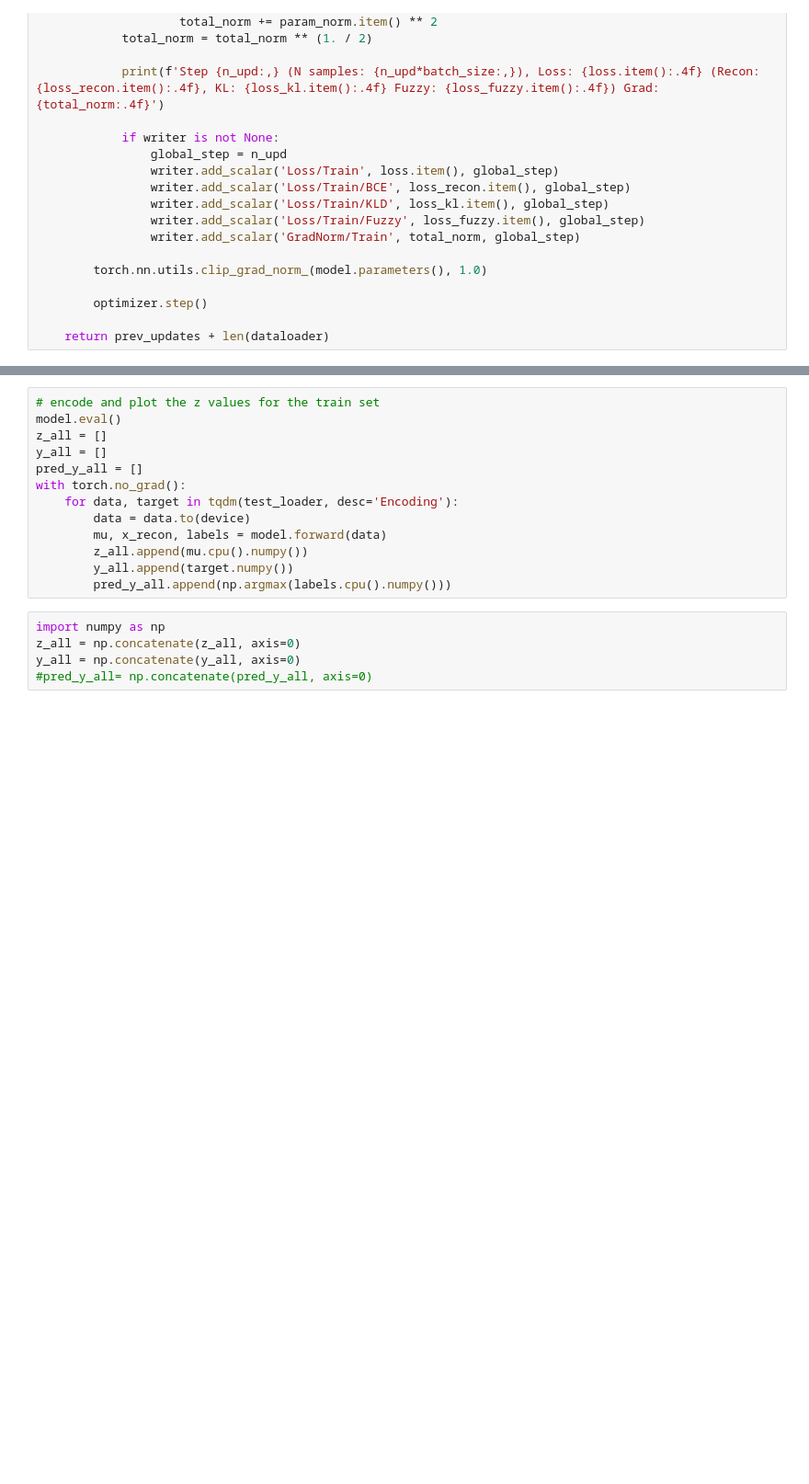
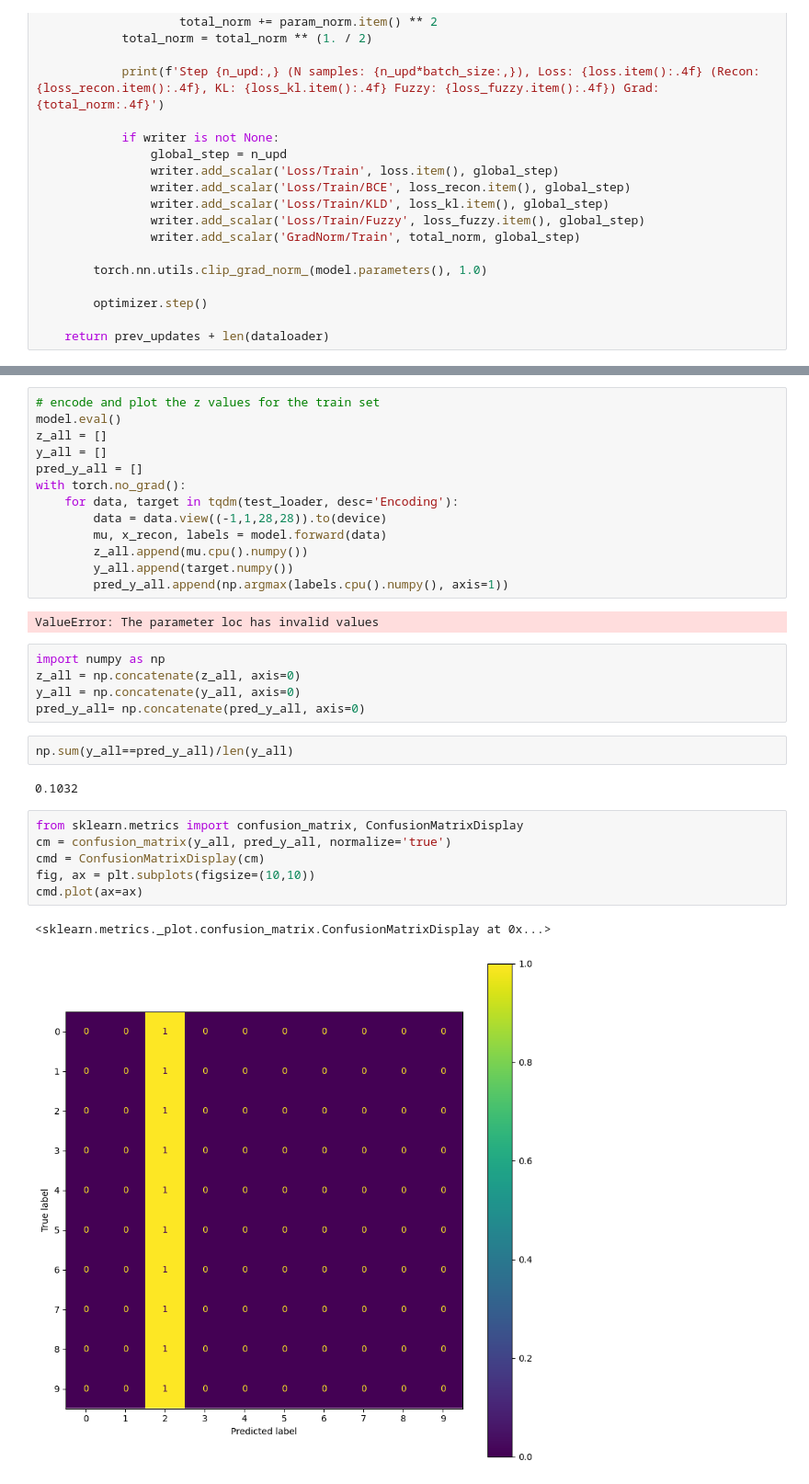
Before and after one commit to kenoma/pytorch-fuzzy, a Jupyter notebook: experiments_habr_part_a.ipynb, the cells around one changed output, grey strips where cells are left out. Shown at 92% size. Saved outputs shown, nothing was run; the diff lists cells and outputs as text; blank space fills up the shorter version.

```diff
--- a/experiments_habr_part_a.ipynb
+++ b/experiments_habr_part_a.ipynb
@@ -422,16 +397,31 @@ y_all = []
 pred_y_all = []
 with torch.no_grad():
     for data, target in tqdm(test_loader, desc='Encoding'):
-        data = data.to(device)
+        data = data.view((-1,1,28,28)).to(device)
         mu, x_recon, labels = model.forward(data)
         z_all.append(mu.cpu().numpy())
         y_all.append(target.numpy())
-        pred_y_all.append(np.argmax(labels.cpu().numpy()))
+        pred_y_all.append(np.argmax(labels.cpu().numpy(), axis=1))
+# %% [output]
+ValueError: The parameter loc has invalid values
 # %%
 import numpy as np
 z_all = np.concatenate(z_all, axis=0)
 y_all = np.concatenate(y_all, axis=0)
-#pred_y_all= np.concatenate(pred_y_all, axis=0)
+pred_y_all= np.concatenate(pred_y_all, axis=0)
+# %%
+np.sum(y_all==pred_y_all)/len(y_all)
+# %% [output]
+0.1032
+# %%
+from sklearn.metrics import confusion_matrix, ConfusionMatrixDisplay
+cm = confusion_matrix(y_all, pred_y_all, normalize='true')
+cmd = ConfusionMatrixDisplay(cm)
+fig, ax = plt.subplots(figsize=(10,10))
+cmd.plot(ax=ax)
+# %% [output]
+<sklearn.metrics._plot.confusion_matrix.ConfusionMatrixDisplay at 0x...>
+[figure, added]
 # %%
 plt.figure(figsize=(10, 10))
 plt.scatter(z_all[:, 0], z_all[:, 1], c=pred_y_all, cmap='tab10')
```
Also changed, not shown: parts of 15 cells of this notebook.
